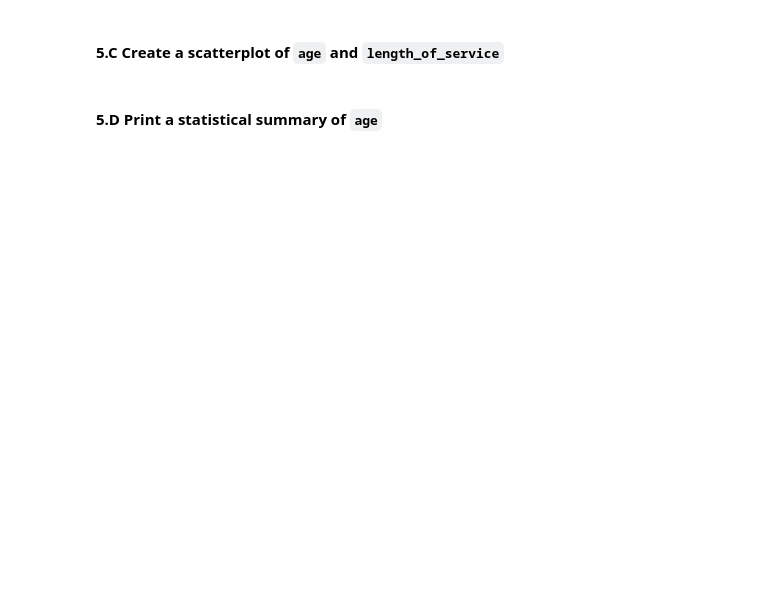
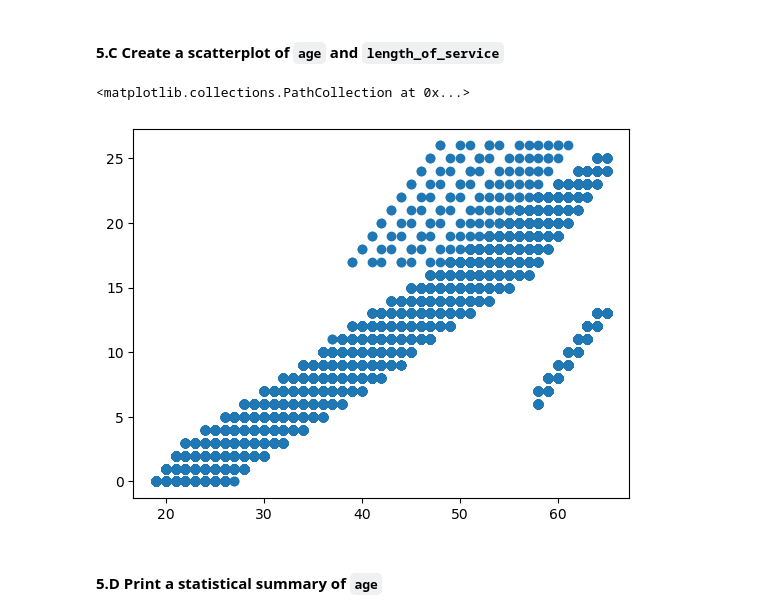
Before and after one commit to VeraLyu2022/iod, a Jupyter notebook: Module 1/Labs 1/IOD_Lab-1.2.2 Pandas.ipynb, the cells around one changed output. Cells and saved outputs as stored; diff of their text form; code cells hidden in the pictures; blank space fills up the shorter version.

```diff
--- a/Module 1/Labs 1/IOD_Lab-1.2.2 Pandas.ipynb
+++ b/Module 1/Labs 1/IOD_Lab-1.2.2 Pandas.ipynb
@@ -191,3 +372,10 @@ Find the count, mean, std, min, max of all columns of the dataframe
+# %%
+# A:
+plt.scatter(df["age"], df["length_of_service"])
+# plt.show()
+# %% [output]
+<matplotlib.collections.PathCollection at 0x...>
+[figure, added]
 # %% [markdown]
 #### 5.D Print a statistical summary of `age`
 # %%
```
Also changed, not shown: parts of 32 cells of this notebook.
